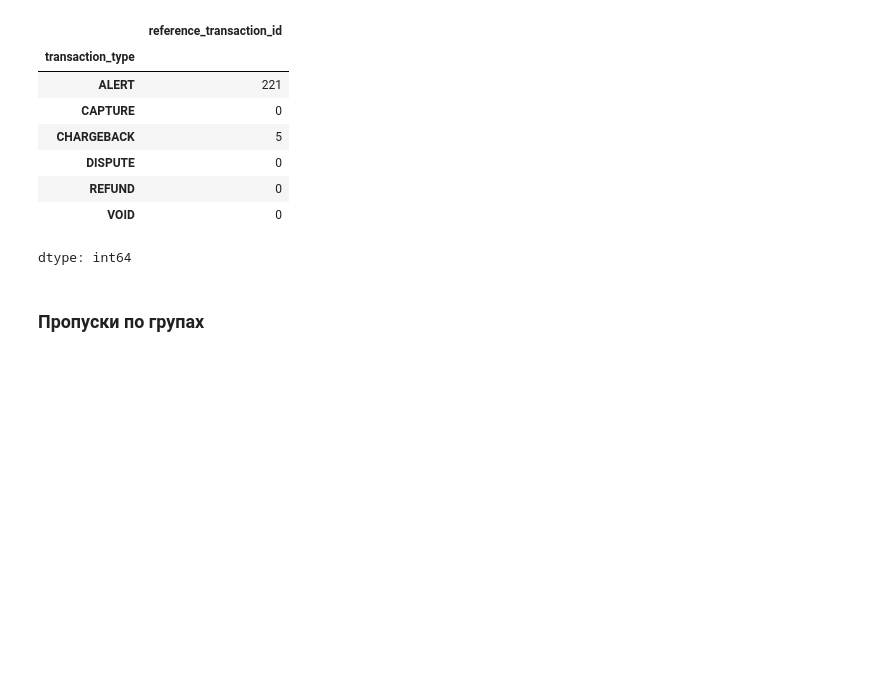
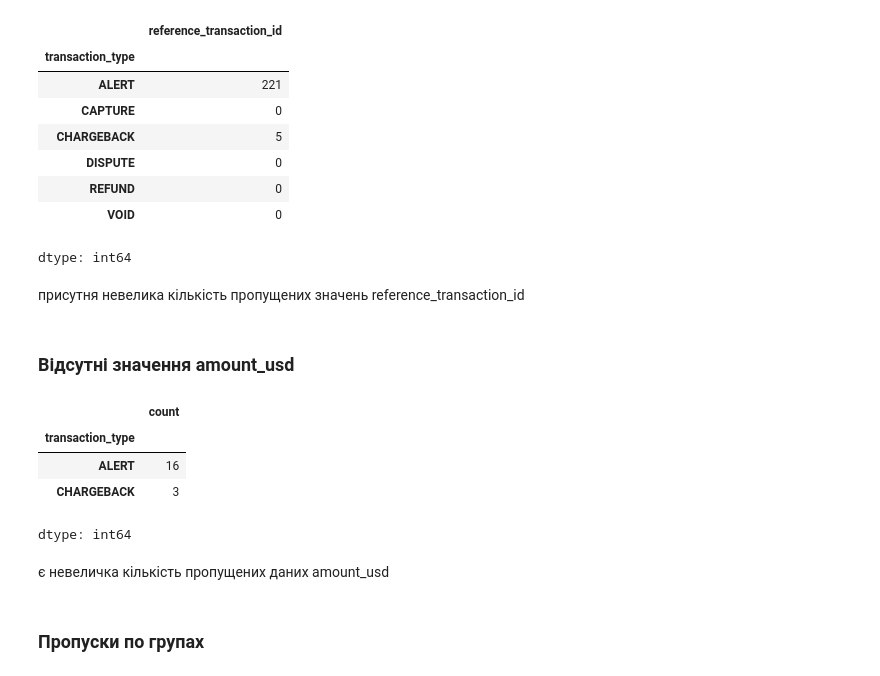
Before and after one commit to bukovskiy7777/Data-Analysis, a Jupyter notebook: Test_task.ipynb, the cells around one changed output. Drawn from its saved outputs; the diff is of its cells as text; code cells hidden in the pictures; blank space fills up the shorter version.

```diff
--- a/Test_task.ipynb
+++ b/Test_task.ipynb
@@ -249,6 +249,21 @@ df[df['transaction_type'] != "SALE"].groupby('transaction_type')['reference_tran
 | REFUND | 0 |
 | VOID | 0 |
 dtype: int64
+# %% [markdown]
+присутня невелика кількість пропущених значень reference_transaction_id
+# %% [markdown]
+### Відсутні значення amount_usd
+# %%
+df[(df['amount_usd'] == 0) & (df['status'] != 'DECLINED')
+& (df['transaction_type'] != 'CAPTURE')]['transaction_type'].value_counts()
+# %% [output]
+|  | count |
+| transaction_type |  |
+| ALERT | 16 |
+| CHARGEBACK | 3 |
+dtype: int64
+# %% [markdown]
+є невеличка кількість пропущених даних amount_usd
 # %% [markdown]
 ### Пропуски по групах
 # %%
```
Also changed, not shown: parts of 13 cells of this notebook.
